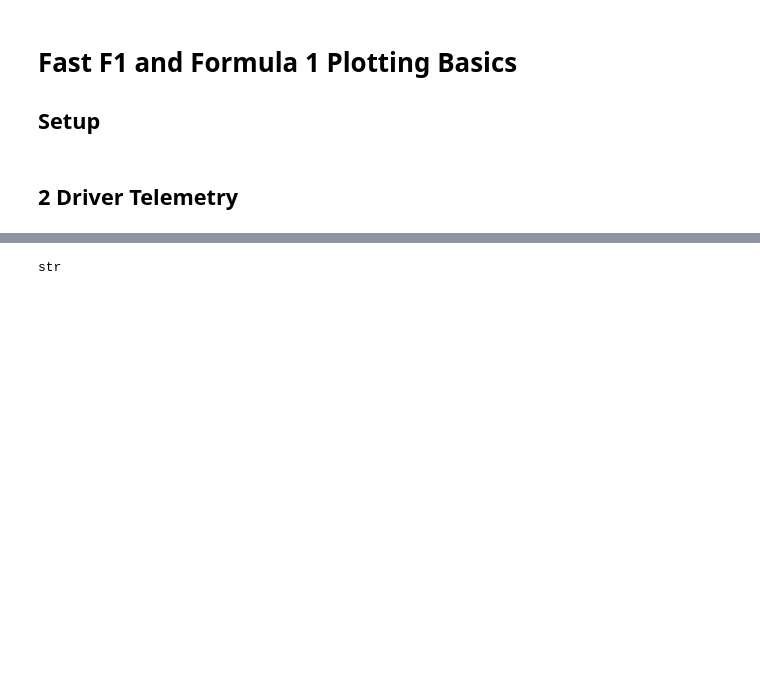
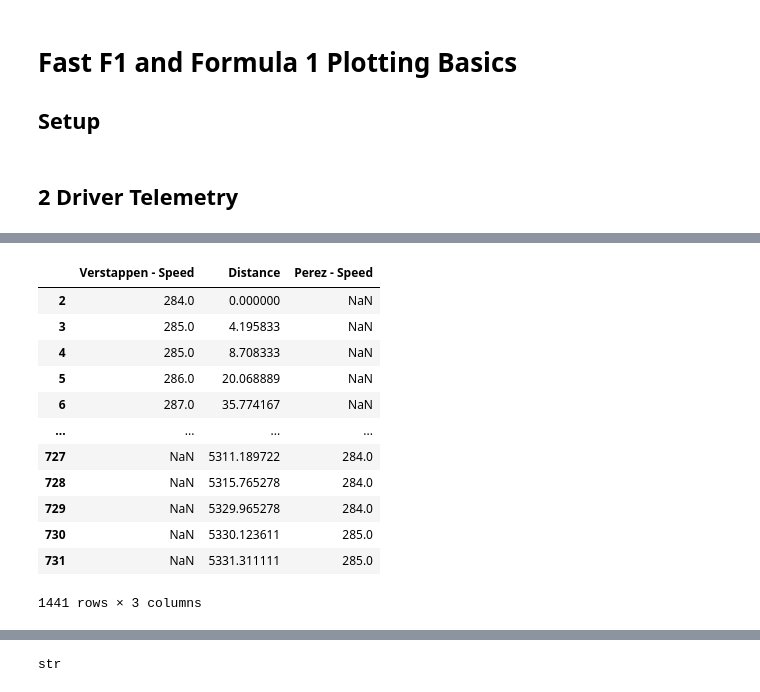
Before and after one commit to SamBurky/formula1-telemetry, a Jupyter notebook: Telemetry/telemetrybasics.ipynb, the cells around one changed output, grey strips where cells are left out. Drawn from its saved outputs; the diff is of its cells as text; code cells hidden in the pictures; blank space fills up the shorter version.

```diff
--- a/Telemetry/telemetrybasics.ipynb
+++ b/Telemetry/telemetrybasics.ipynb
@@ -29,0 +83,17 @@ fastf1.Cache.enable_cache('../cache')
+# %%
+telemetry = telemetry_driver_1.append(telemetry_driver_2)
+telemetry
+# %% [output]
+|  | Verstappen - Speed | Distance | Perez - Speed |
+| 2 | 284.0 | 0.000000 | NaN |
+| 3 | 285.0 | 4.195833 | NaN |
+| 4 | 285.0 | 8.708333 | NaN |
+| 5 | 286.0 | 20.068889 | NaN |
+| 6 | 287.0 | 35.774167 | NaN |
+| ... | ... | ... | ... |
+| 727 | NaN | 5311.189722 | 284.0 |
+| 728 | NaN | 5315.765278 | 284.0 |
+| 729 | NaN | 5329.965278 | 284.0 |
+| 730 | NaN | 5330.123611 | 285.0 |
+| 731 | NaN | 5331.311111 | 285.0 |
+1441 rows × 3 columns
```
Also changed, not shown: parts of 11 cells of this notebook, 9 other files.
